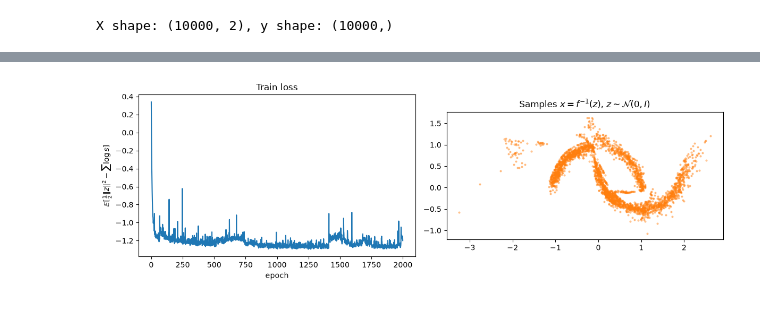
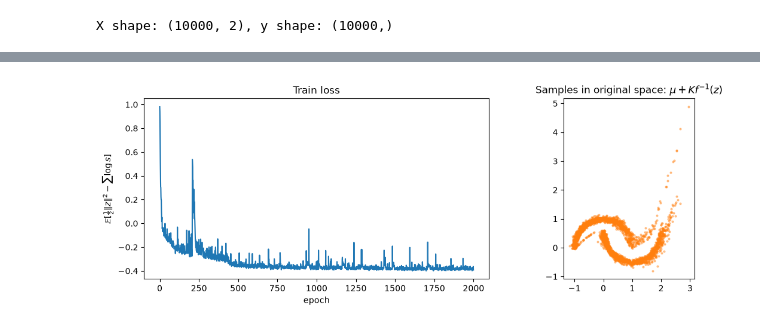
Before and after one commit to saobangmath/MiniProject-PhD-, a Jupyter notebook: notebooks/normalizing-flow.ipynb, the cells around one changed output, grey strips where cells are left out. Cells and saved outputs as stored; diff of their text form; code cells hidden in the pictures.

Commit message:
add recentering

```diff
--- a/notebooks/normalizing-flow.ipynb
+++ b/notebooks/normalizing-flow.ipynb
@@ -29,0 +44,29 @@ X shape: (10000, 2), y shape: (10000,)
+# %%
+import numpy as np
+from numpy.linalg import cholesky, solve
+
+# --- estimate mean & covariance on all training data ---
+mu = X.mean(axis=0)
+Xc = X - mu
+Sigma = (Xc.T @ Xc) / (X.shape[0] - 1)
+
+# K = L with Sigma = L L^T
+K = cholesky(Sigma)
+K_inv = solve(K, np.eye(K.shape[0]))  # K^{-1}
+
+X_white = (Xc @ K_inv.T)  # equivalent to (K^{-1} (x-mu)^T)^T
+
+print("mu:", mu)
+print("Sigma:\n", Sigma)
+print("cov(X_white) ≈\n", np.cov(X_white.T))
+print("mean(X_white):", X_white.mean(axis=0))
+
+fig, axes = plt.subplots(1, 2, figsize=(10, 4))
+axes[0].scatter(X[:, 0], X[:, 1], c=y, s=6, cmap="coolwarm", alpha=0.7)
+axes[0].set_title("Original $x$")
+axes[0].axis("equal")
+axes[1].scatter(X_white[:, 0], X_white[:, 1], c=y, s=6, cmap="coolwarm", alpha=0.7)
+axes[1].set_title(r"Whitened $\tilde{x} = K^{-1}(x-\mu)$")
+axes[1].axis("equal")
+plt.tight_layout()
+plt.show()
@@ -54,8 +109,8 @@ runpy.run_path(str(_root / "setup_path.py"), run_name="__setup_path__")
 
 from libs.nice_scratch import NICE
 
-# --- data / model ---
-X_train = jnp.asarray(X, dtype=jnp.float32)
+# --- data / model (whitened) ---
+X_train = jnp.asarray(X_white, dtype=jnp.float32)
 model = NICE(layer_size=2, no_layers=4, hidden_sizes=(64, 64))
 
 key = random.PRNGKey(0)
@@ -118,21 +173,23 @@ loss after 1100 epoch = -1.2554463148117065
 # %%
-import numpy as np
-
 fig, axes = plt.subplots(1, 2, figsize=(12, 4))
 
 axes[0].plot(losses)
 axes[0].set_title("Train loss")
 axes[0].set_xlabel("epoch")
 axes[0].set_ylabel(r"$\mathbb{E}[\frac{1}{2}\|z\|^2 - \sum \log s]$")
 
 key, k_samp = random.split(key)
 z_prior = random.normal(k_samp, (3000, 2))
-x_gen, _ = model.apply({"params": params}, z_prior, reverse=True)
-axes[1].scatter(np.asarray(x_gen[:, 0]), np.asarray(x_gen[:, 1]), s=4, alpha=0.4, c="tab:orange")
-axes[1].set_title(r"Samples $x = f^{-1}(z)$, $z\sim\mathcal{N}(0,I)$")
+x_white_gen, _ = model.apply({"params": params}, z_prior, reverse=True)
+
+# invert recentering: x = mu + K @ x_tilde
+x_gen = mu + np.asarray(x_white_gen) @ K.T
+
+axes[1].scatter(x_gen[:, 0], x_gen[:, 1], s=4, alpha=0.4, c="tab:orange")
+axes[1].set_title(r"Samples in original space: $\mu + K f^{-1}(z)$")
 axes[1].set_aspect("equal")
 
 plt.tight_layout()
 plt.show()
 # %% [output]
-[figure, old version]
+[figure, new version]
```
Also changed, not shown: parts of 4 cells of this notebook, 1 other file.
